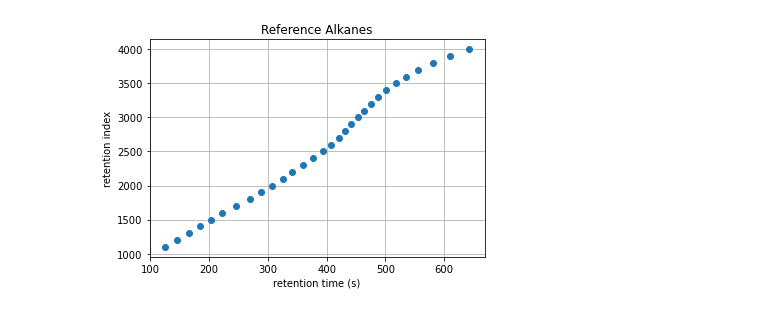
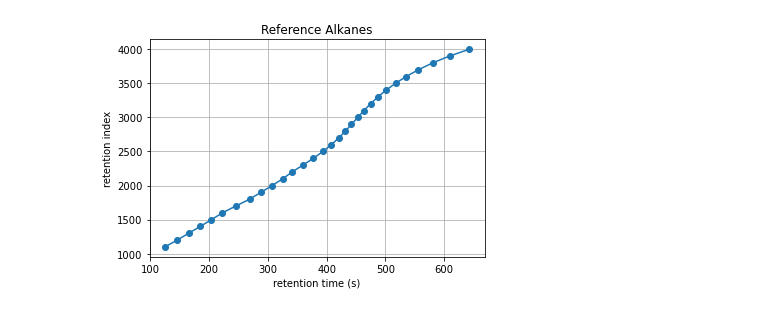
Before and after one commit to RECETOX/RIAssigner, a Jupyter notebook: paper/plots.ipynb, the cells around one changed output. Saved outputs shown, nothing was run; the diff lists cells and outputs as text; code cells hidden in the pictures.

Commit message:
updated plotting notebook

```diff
--- a/paper/plots.ipynb
+++ b/paper/plots.ipynb
@@ -11,9 +11,9 @@ cols = ref._data.columns
 labels = ref._data.loc[:,cols[0]].tolist()
 # %%
 fig, ax = plt.subplots()
-ax.plot(ref.retention_times, ref.retention_indices, 'o', data=labels)
+ax.plot(ref.retention_times, ref.retention_indices, '-o', data=labels)
 ax.set(xlabel='retention time (s)', ylabel='retention index', title='Reference Alkanes')
 ax.grid()
 plt.show()
 # %% [output]
-[figure, old version]
+[figure, new version]
```
Also changed, not shown: parts of 9 cells of this notebook.
